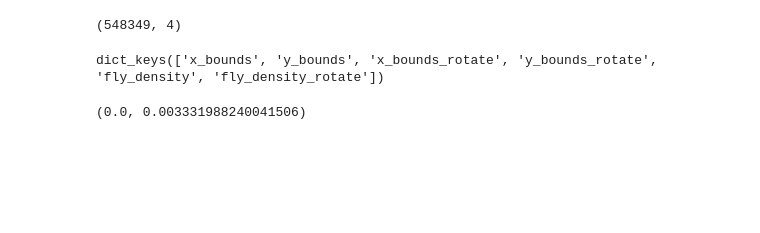
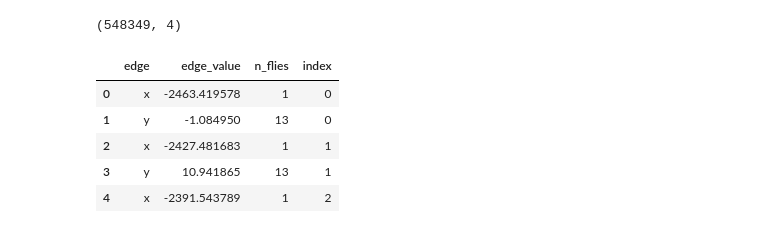
Before and after one commit to julianarhee/plume-tracking, a Jupyter notebook: Nbs/hist-trajectories.ipynb, the cells around one changed output. Drawn from its saved outputs; the diff is of its cells as text; code cells hidden in the pictures; blank space fills up the shorter version.

```diff
--- a/Nbs/hist-trajectories.ipynb
+++ b/Nbs/hist-trajectories.ipynb
@@ -76,0 +131,16 @@ df = pd.concat(d_list, axis=0)
+# %%
+#putil.plot_array_of_trajectories(df, nr=3, nc=4, title='fly_id')
+nr=4
+nc=4
+fig, axn = pl.subplots(nr, nc, figsize=(10,6), sharex=True, sharey=True)
+for fi, fn in file_lut.items(): #fi, (fn, df_) in enumerate(df.groupby('filename')):
+    df_ = df[df['filename']==fn].copy()
+    ax=axn.flat[fi]
+    butil.plot_trajectory(df_, ax =ax)
+    ax.set_aspect(0.25)
+    ax.legend_.remove()
+    title='{}. {}'.format(fi, fn.split('_')[0])
+    ax.set_title(title, fontsize=6)
+for i in np.arange(fi+1, nr*nc):
+    ax=axn.flat[i]
+    ax.axis('off')
@@ -76,0 +188,5 @@ df = pd.concat(d_list, axis=0)
+# %%
+
+d_['odor_heading'] = d_['ft_heading'] - np.pi/2
+p = util.unwrap_and_constrain_angles(d_['odor_heading'].values)
+d_['odor_heading'] = p #-p
@@ -153,10 +304,11 @@ for i, (xi, yi) in enumerate(zip(xe[0:-1], ye[0:-1])):
     d_list.append(d_)
 cnts = pd.concat(d_list).reset_index(drop=True)
 # %%
-dfdict.keys()
+cnts.head()
 # %% [output]
-dict_keys(['x_bounds', 'y_bounds', 'x_bounds_rotate', 'y_bounds_rotate', 'fly_density', 'fly_density_rotate'])
+|  | edge | edge_value | n_flies | index |
+| 0 | x | -2463.419578 | 1 | 0 |
+| 1 | y | -1.084950 | 13 | 0 |
+| 2 | x | -2427.481683 | 1 | 1 |
+| 3 | y | 10.941865 | 13 | 1 |
+| 4 | x | -2391.543789 | 1 | 2 |
-# %%
-dfdict['fly_density'].min(), dfdict['fly_density'].max()
-# %% [output]
-(0.0, 0.003331988240041506)
```
Also changed, not shown: parts of 18 cells of this notebook.
